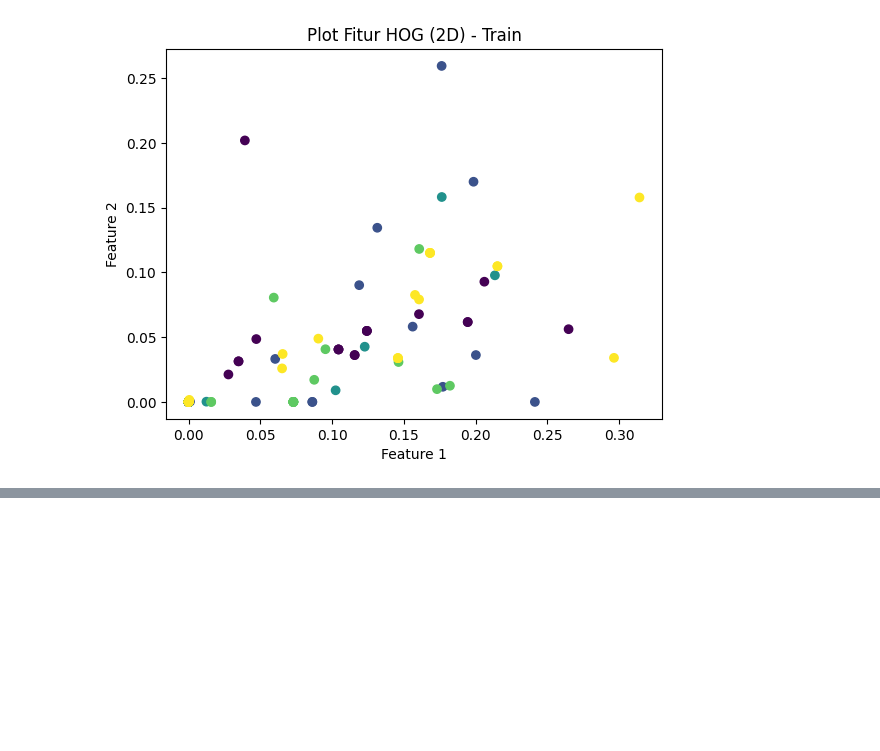
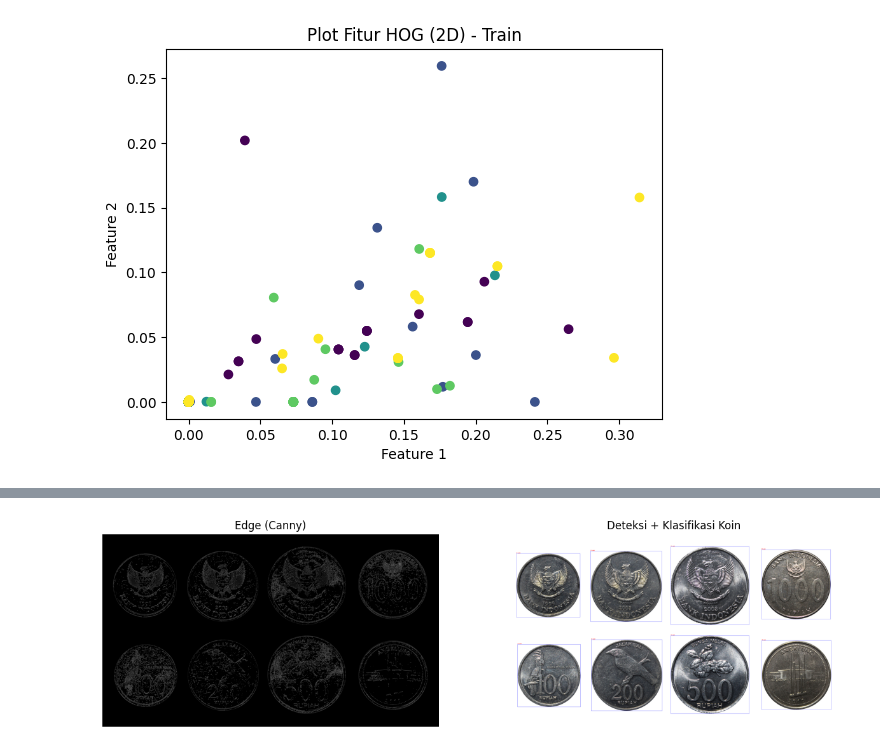
Before and after one commit to Arararra/pcd-coin-counting, a Jupyter notebook: main.ipynb, the cells around one changed output, grey strips where cells are left out. Drawn from its saved outputs; the diff is of its cells as text; code cells hidden in the pictures; blank space fills up the shorter version.

```diff
--- a/main.ipynb
+++ b/main.ipynb
@@ -106,0 +127,82 @@ Jumlah koin terdeteksi (Edge): 8
+# %%
+from sklearn.svm import SVC
+from sklearn.preprocessing import StandardScaler
+from sklearn.pipeline import make_pipeline
+import cv2
+import numpy as np
+import matplotlib.pyplot as plt
+import os
+
+# --- TRAINING MODEL ---
+print("Melatih model...")
+
+clf = make_pipeline(
+  StandardScaler(),
+  SVC(kernel='linear', probability=True)
+)
+
+clf.fit(train_x, train_y)
+print("Training selesai.")
+
+# --- KLASIFIKASI KOIN PADA INPUT ---
+def classify_coins_in_image(image_path, model):
+  img = cv2.imread(image_path)
+  gray = cv2.cvtColor(img, cv2.COLOR_BGR2GRAY)
+
+  blur = cv2.GaussianBlur(gray, (5, 5), 1)
+  edges = cv2.Canny(blur, 60, 150)
+
+  kernel = np.ones((3, 3), np.uint8)
+  dilated = cv2.dilate(edges, kernel, iterations=2)
+
+  contours, _ = cv2.findContours(dilated, cv2.RETR_EXTERNAL, cv2.CHAIN_APPROX_SIMPLE)
+
+  predictions = []
+
+  for cnt in contours:
+    area = cv2.contourArea(cnt)
+    if area < 500:
+      continue
+
+    x, y, w, h = cv2.boundingRect(cnt)
+    roi = gray[y:y+h, x:x+w]
+
+    # ekstraksi fitur HOG
+    feat = extract_hog_feature(roi).reshape(1, -1)
+
+    # prediksi nilai koin
+    pred = model.predict(feat)[0]
+
+    predictions.append((x, y, w, h, pred))
+
+    # gambar bounding box + label
+    cv2.rectangle(img, (x, y), (x+w, y+h), (255, 0, 0), 2)
+    cv2.putText(img, f"{pred} rupiah",
+                (x, y-10), cv2.FONT_HERSHEY_SIMPLEX,
+                0.6, (0, 0, 255), 2)
+
+  return img, edges, predictions
+
+# --- TEST ---
+input_path = r"tests/test1.png"
+final_img, edge_img, detected = classify_coins_in_image(input_path, clf)
+
+print("Jumlah koin terdeteksi :", len(detected))
+print("Detail prediksi:")
+for (x, y, w, h, pred) in detected:
+  print(f"  Koin @({x},{y}) ukuran {w}x{h} → {pred} rupiah")
+
+plt.figure(figsize=(15, 5))
+
+plt.subplot(1, 2, 1)
+plt.title("Edge (Canny)")
+plt.imshow(edge_img, cmap='gray')
+plt.axis("off")
+
+plt.subplot(1, 2, 2)
+plt.title("Deteksi + Klasifikasi Koin")
+plt.imshow(cv2.cvtColor(final_img, cv2.COLOR_BGR2RGB))
+plt.axis("off")
+
+plt.show()
+# %% [output]
@@ -106,0 +226 @@ Jumlah koin terdeteksi (Edge): 8
+[figure, added]
```
Also changed, not shown: parts of 2 cells of this notebook.
